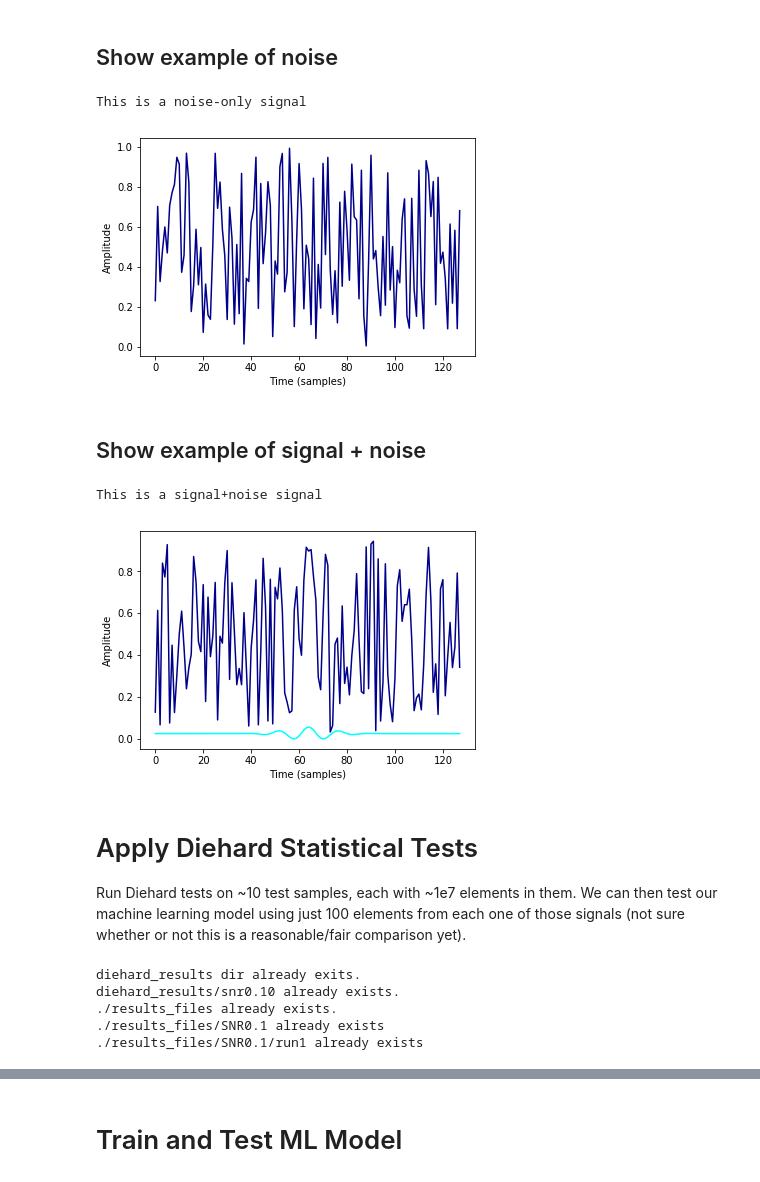
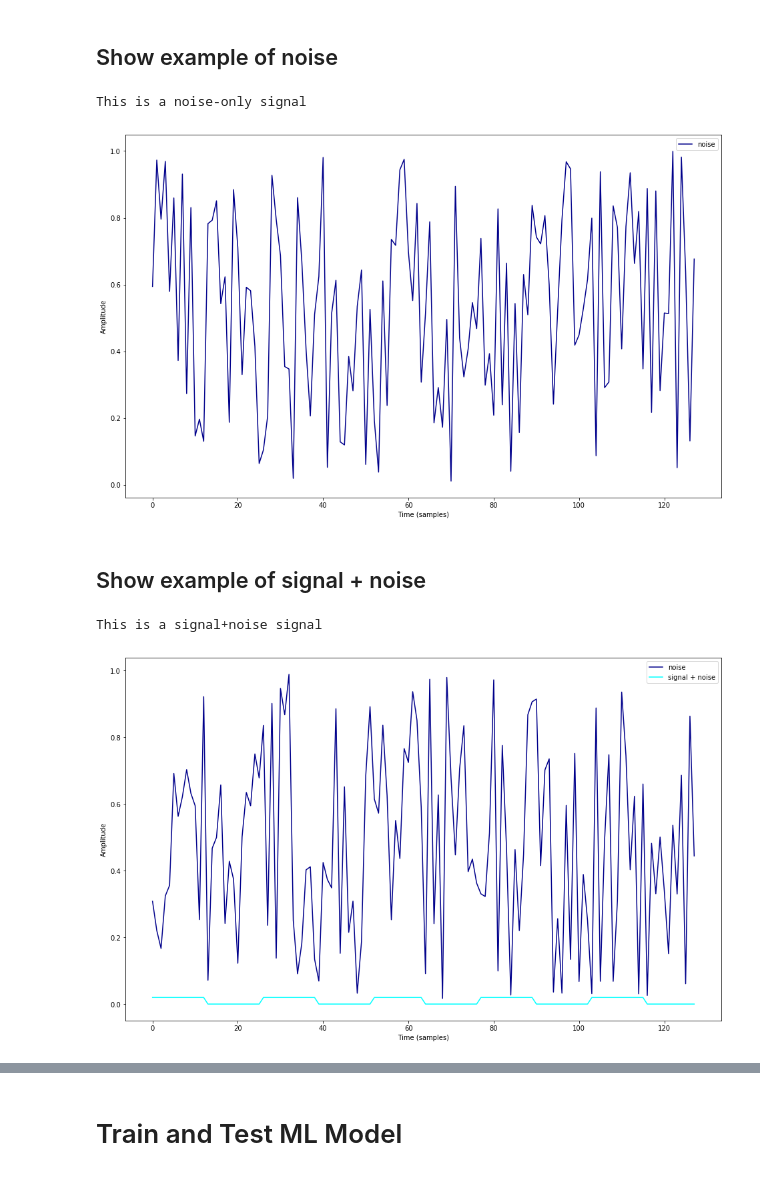
Before and after one commit to hagabbar/craft_prospect, a Jupyter notebook: LSTM_classification_approach.ipynb, the cells around one changed output, grey strips where cells are left out. Drawn from its saved outputs; the diff is of its cells as text; code cells hidden in the pictures.

```diff
--- a/LSTM_classification_approach.ipynb
+++ b/LSTM_classification_approach.ipynb
@@ -34,21 +34,20 @@ model training/testing sections, whereas the second section
 determines plotting variables.
 # %%
 # Model variables
-tot_num_samples = 500000 # total number of training samples (50/50 split between rand and non-rand)
-train_split = int(int(tot_num_samples/2) * 0.9) # use 90% for training, 10% for validation
-test_set_N = 500     # number of samples in test set
+tot_num_samples = int(1e5) # total number of training samples (50/50 split between rand and non-rand)
+train_split = int(int(tot_num_samples/2) * 0.95) # use 95% for training, 5% for validation
+test_set_N = 1000     # number of samples in test set
 test_set_size = 128
 bitstream_len = 128     # length of observation window of network
 batch_size = 64         # batch size (how many samples NN sees during each iteration)
 bit_max_number = 4294967295
-snr = 0.06             # signal to noise ratio of injected signal
-np.random.seed(42)
+snr = 4e-2             # signal to noise ratio of injected signal
 ML_path = './results_files' # path to results data files
 run = '1'              # unique name of run
 use_signals = ['sineGauss','sinewave','squarewave']
 
 # Plotting variables
-snrs = [0.02, 0.04, 0.06, 0.08, 0.1] # SNRs to plot for ROC curves
+snrs = [1e-2,2e-2,3e-2,4e-2,5e-2] # SNRs to plot for ROC curves
 runs = [1,1,1,1,1]           # runs to plot for ROC curves
 thresholds = [0.1,0.01,0.001] # false alarm probabilities to compute ROC curves at
 to_plot = [0,1,2,3]      # choose snrs to plot for TAP and FAP plot
@@ -56,0 +129,6 @@ to_plot = [0,1,2,3]      # choose snrs to plot for TAP and FAP plot
+# %%
+def normalize(dataset):
+    """Normalize given dataset to be between zero and one.
+    """
+    ((dataset - np.min(dataset)) / (np.max(dataset)-np.min(dataset)))
+    return dataset
@@ -191,64 +349,38 @@ test_sets/SNR0.06/run1 already exists
 # %% [markdown]
 ## Show example of noise
 # %%
-for i in range(X_train.shape[0]):
-    if Y_train[i] == 1:
-        plt.plot(X_train[i], color='darkblue')
+snr_idx = 0
+plt.close()
+plt.figure(figsize=(16,10))
+for i in range(X_test.shape[1]):
+    if Y_test[snr_idx,i] == 1:
+        plt.plot(X_test[snr_idx,i], color='darkblue', label='noise')
         plt.xlabel('Time (samples)')
         plt.ylabel('Amplitude')
+        plt.legend()
         print('This is a noise-only signal')
         break
 # %% [output]
 This is a noise-only signal
-[figure, old version]
+[figure, new version]
 # %% [markdown]
 ## Show example of signal + noise
 # %%
+snr_idx = 0
 plt.close()
+plt.figure(figsize=(16,10))
 cnt = 0
-for i in range(X_train.shape[0]):
-    if Y_train[i] == 0:
-        if cnt == 7:
-            plt.plot(X_train[i], color='darkblue')
-            plt.plot(X_train_noisefree[i], color='cyan')
+for i in range(X_test.shape[1]):
+    if Y_test[snr_idx,i] == 0:
+        if cnt == 3:
+            plt.plot(X_test[snr_idx,i], color='darkblue', label='noise')
+            plt.plot(normalize(X_test_noisefree[snr_idx,i]), color='cyan', label='signal + noise')
             plt.xlabel('Time (samples)')
             plt.ylabel('Amplitude')
+            plt.legend()
             print('This is a signal+noise signal')
             break
         cnt+=1
 # %% [output]
 This is a signal+noise signal
-[figure, old version]
+[figure, new version]
-# %% [markdown]
-# Apply Diehard Statistical Tests
-
-Run Diehard tests on ~10 test samples, each with
-~1e7 elements in them. We can then test our machine learning model using just 100 elements from each one of those signals (not sure whether or not this is a reasonable/fair comparison yet).
-# %%
-# Make diehard and ml results directories if they doesn't exist already
-if os.path.exists('diehard_results'):
-    print('diehard_results dir already exits.')
-else:
-    os.mkdir('diehard_results')
-if os.path.exists('diehard_results/snr%.2f' % snr):
-    print('diehard_results/snr%.2f already exists.' % snr)
-else:
-    os.mkdir('diehard_results/snr%.2f' % snr)
-if os.path.exists('{0}'.format(ML_path)):
-    print('{0} already exists.'.format(ML_path))
-else:
-    os.mkdir('{0}'.format(ML_path))
-if os.path.exists('{0}/SNR{1}'.format(ML_path,snr)):
-    print('{0}/SNR{1} already exists'.format(ML_path,snr))
-else:
-    os.mkdir('{0}/SNR{1}'.format(ML_path,snr))
-if os.path.exists('{0}/SNR{1}/run{2}'.format(ML_path,snr,run)):
-    print('{0}/SNR{1}/run{2} already exists'.format(ML_path,snr,run))
-else:
-    os.mkdir('{0}/SNR{1}/run{2}'.format(ML_path,snr,run))
-# %% [output]
-diehard_results dir already exits.
-diehard_results/snr0.10 already exists.
-./results_files already exists.
-./results_files/SNR0.1 already exists
-./results_files/SNR0.1/run1 already exists
```
Also changed, not shown: parts of 21 cells of this notebook.
